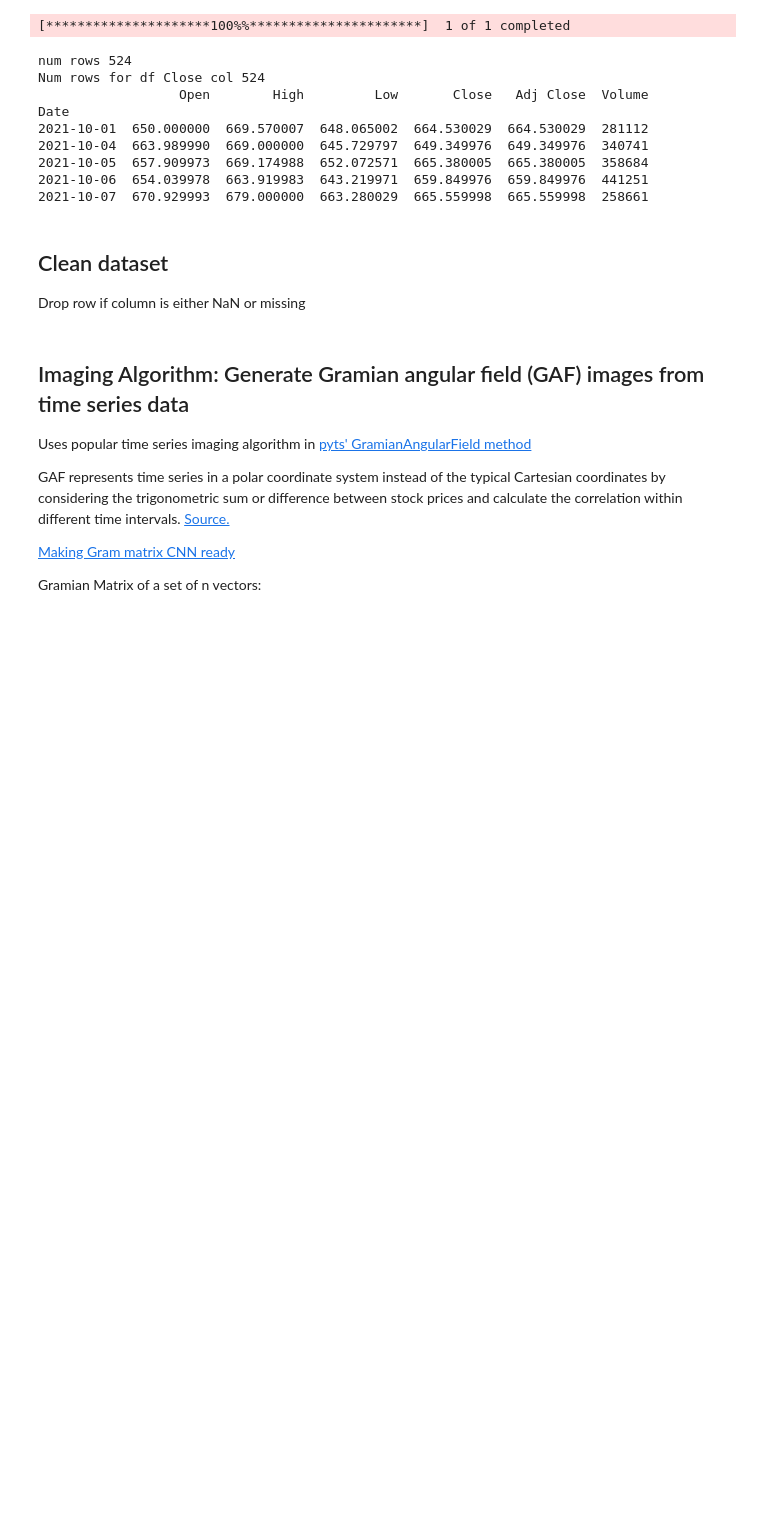
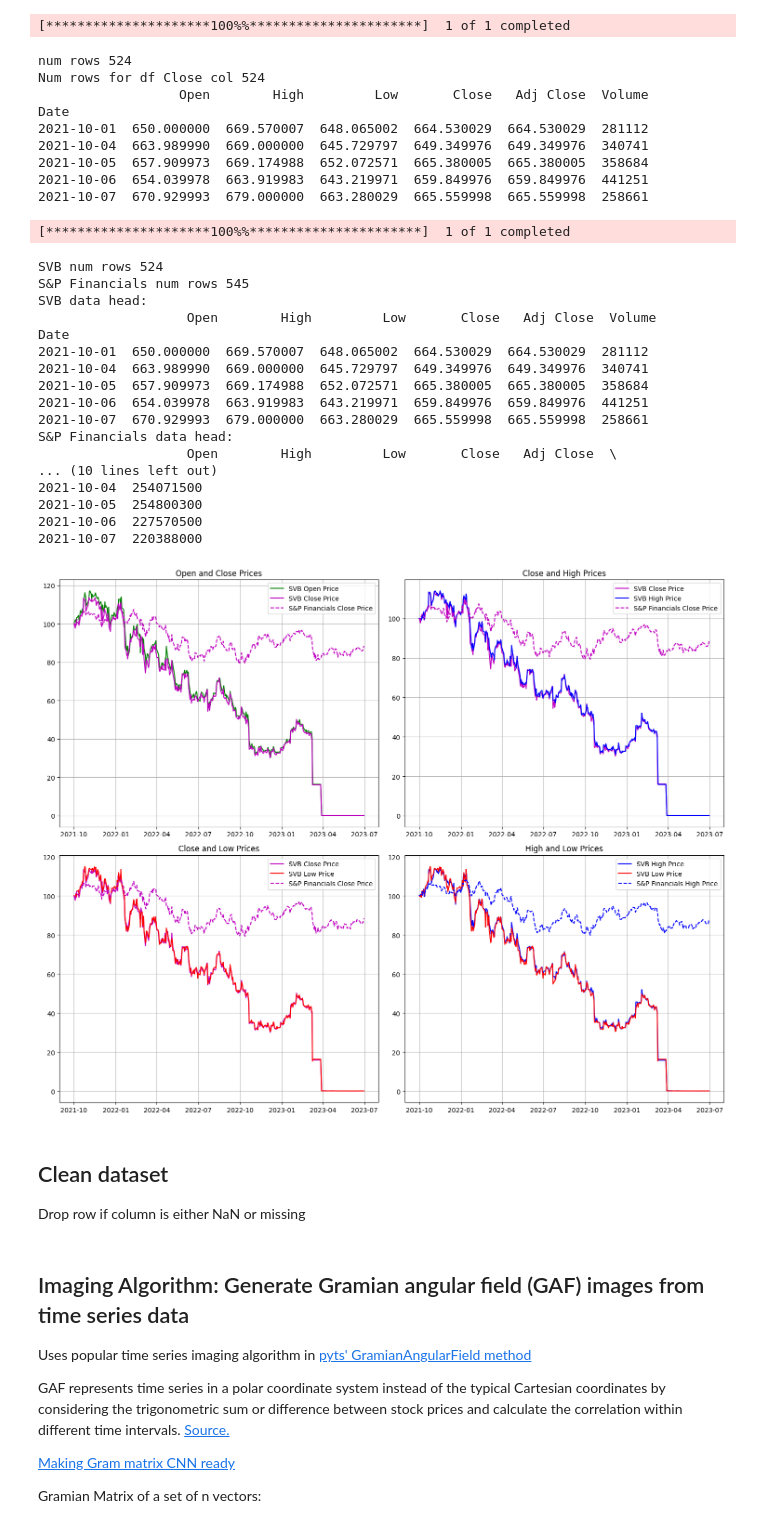
Before and after one commit to sergiosolorzano/financial-asset-gap-risk-nn-prediction, a Jupyter notebook: CNN-bayesian-share-price-prediction/project_multi.ipynb, the cells around one changed output. Drawn from its saved outputs; the diff is of its cells as text; code cells hidden in the pictures; blank space fills up the shorter version.

```diff
--- a/CNN-bayesian-share-price-prediction/project_multi.ipynb
+++ b/CNN-bayesian-share-price-prediction/project_multi.ipynb
@@ -129,6 +129,85 @@ Date
 2021-10-05  657.909973  669.174988  652.072571  665.380005  665.380005  358684
 2021-10-06  654.039978  663.919983  643.219971  659.849976  659.849976  441251
 2021-10-07  670.929993  679.000000  663.280029  665.559998  665.559998  258661
+# %%
+sp_financials_ticker = '^SP500-40'
+sp_financials_data = yf.download(sp_financials_ticker, start=start_date, end=end_date, interval='1d')
+
+print("SVB num rows", dataset.shape[0])
+print("S&P Financials num rows", sp_financials_data.shape[0])
+print("SVB data head:\n", dataset.head())
+print("S&P Financials data head:\n", sp_financials_data.head())
+
+# Drop rows with any missing values
+svb_data = dataset.dropna()
+sp_financials_data = sp_financials_data.dropna()
+
+# Filter data up to 1 July 2023
+svb_data = svb_data[svb_data.index <= '2023-07-01']
+sp_financials_data = sp_financials_data[sp_financials_data.index <= '2023-07-01']
+
+# Rebase prices to 100
+svb_rebased = svb_data / svb_data.iloc[0] * 100
+sp_financials_rebased = sp_financials_data / sp_financials_data.iloc[0] * 100
+
+# Create a grid of 2x2 subplots
+fig, axs = plt.subplots(2, 2, figsize=(15, 12))
+
+# Plot Open and Close prices
+axs[0, 0].plot(svb_rebased.index, svb_rebased['Open'], label='SVB Open Price', color='g')
+axs[0, 0].plot(svb_rebased.index, svb_rebased['Close'], label='SVB Close Price', color='m')
+axs[0, 0].plot(sp_financials_rebased.index, sp_financials_rebased['Close'], label='S&P Financials Close Price', color='m', linestyle='--')
+axs[0, 0].set_title('Open and Close Prices')
+axs[0, 0].legend()
+axs[0, 0].grid(True)
+
+# Plot Close and High prices
+axs[0, 1].plot(svb_rebased.index, svb_rebased['Close'], label='SVB Close Price', color='m')
+axs[0, 1].plot(svb_rebased.index, svb_rebased['High'], label='SVB High Price', color='b')
+axs[0, 1].plot(sp_financials_rebased.index, sp_financials_rebased['Close'], label='S&P Financials Close Price', color='m', linestyle='--')
+axs[0, 1].set_title('Close and High Prices')
+axs[0, 1].legend()
+axs[0, 1].grid(True)
+
+# Plot Close and Low prices
+axs[1, 0].plot(svb_rebased.index, svb_rebased['Close'], label='SVB Close Price', color='m')
+axs[1, 0].plot(svb_rebased.index, svb_rebased['Low'], label='SVB Low Price', color='r')
+axs[1, 0].plot(sp_financials_rebased.index, sp_financials_rebased['Close'], label='S&P Financials Close Price', color='m', linestyle='--')
+axs[1, 0].set_title('Close and Low Prices')
+axs[1, 0].legend()
+axs[1, 0].grid(True)
+
+# Plot High and Low prices
+axs[1, 1].plot(svb_rebased.index, svb_rebased['High'], label='SVB High Price', color='b')
+axs[1, 1].plot(svb_rebased.index, svb_rebased['Low'], label='SVB Low Price', color='r')
+axs[1, 1].plot(sp_financials_rebased.index, sp_financials_rebased['High'], label='S&P Financials High Price', color='b', linestyle='--')
+axs[1, 1].set_title('High and Low Prices')
+axs[1, 1].legend()
+axs[1, 1].grid(True)
+
+# Adjust layout
+plt.tight_layout()
+plt.show()
+# %% [output]
+[*********************100%%**********************]  1 of 1 completed
+SVB num rows 524
+S&P Financials num rows 545
+SVB data head:
+                   Open        High         Low       Close   Adj Close  Volume
+Date
+2021-10-01  650.000000  669.570007  648.065002  664.530029  664.530029  281112
+2021-10-04  663.989990  669.000000  645.729797  649.349976  649.349976  340741
+2021-10-05  657.909973  669.174988  652.072571  665.380005  665.380005  358684
+2021-10-06  654.039978  663.919983  643.219971  659.849976  659.849976  441251
+2021-10-07  670.929993  679.000000  663.280029  665.559998  665.559998  258661
+S&P Financials data head:
+                   Open        High         Low       Close   Adj Close  \
+... (10 lines left out)
+2021-10-04  254071500
+2021-10-05  254800300
+2021-10-06  227570500
+2021-10-07  220388000
+[figure, added]
 # %% [markdown]
 ## Clean dataset
 
```
Also changed, not shown: parts of 6 cells of this notebook, 5 other files.
